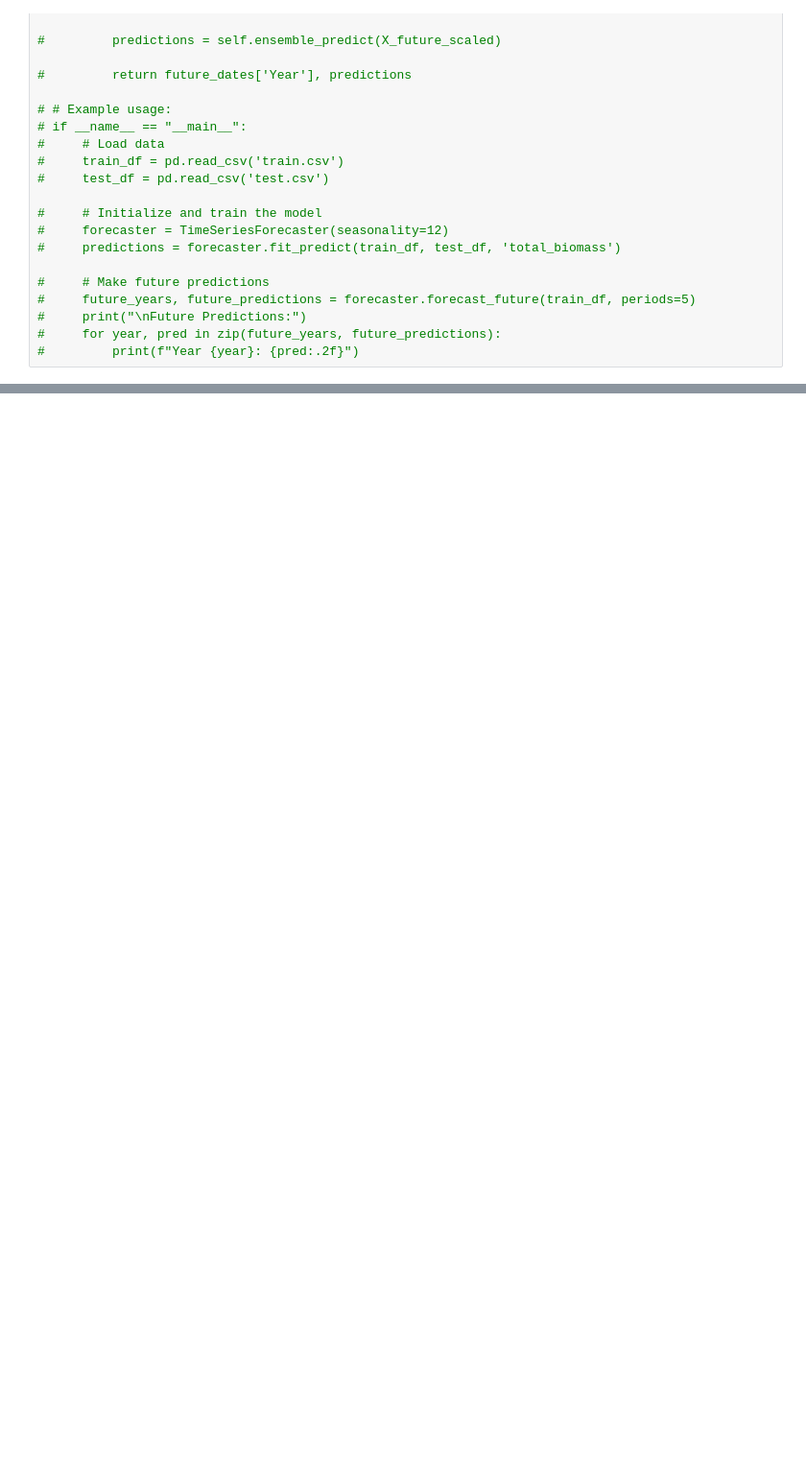
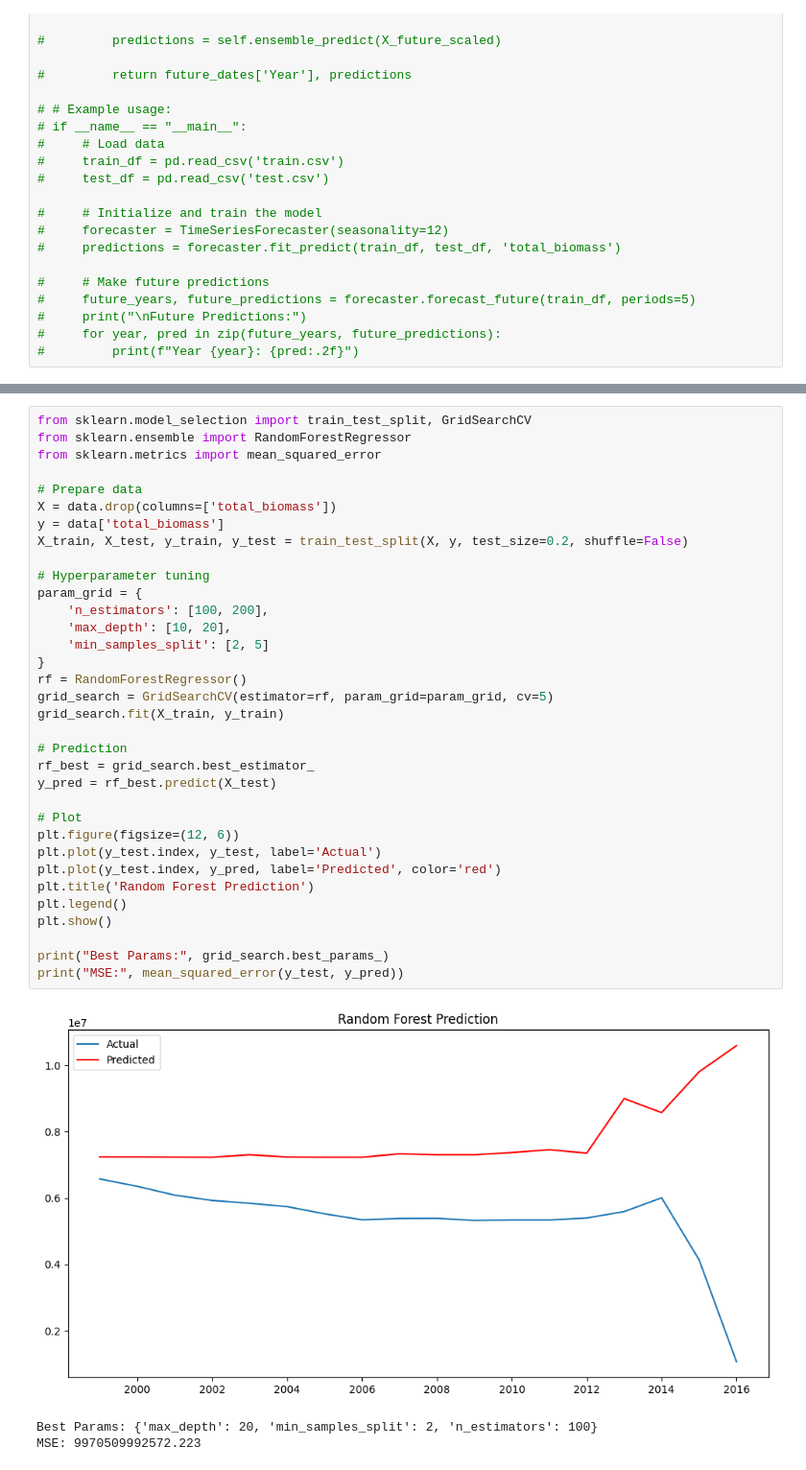
Before and after one commit to jaino1/fish_stock, a Jupyter notebook: cleaningData.ipynb, the cells around one changed output, grey strips where cells are left out. Shown at 96% size. Cells and saved outputs as stored; diff of their text form; blank space fills up the shorter version.

```diff
--- a/cleaningData.ipynb
+++ b/cleaningData.ipynb
@@ -812,0 +2214,38 @@ predictions = forecaster.fit_predict(train_df, test_df, target_col='target_colum
+# %%
+from sklearn.model_selection import train_test_split, GridSearchCV
+from sklearn.ensemble import RandomForestRegressor
+from sklearn.metrics import mean_squared_error
+
+# Prepare data
+X = data.drop(columns=['total_biomass'])
+y = data['total_biomass']
+X_train, X_test, y_train, y_test = train_test_split(X, y, test_size=0.2, shuffle=False)
+
+# Hyperparameter tuning
+param_grid = {
+    'n_estimators': [100, 200],
+    'max_depth': [10, 20],
+    'min_samples_split': [2, 5]
+}
+rf = RandomForestRegressor()
+grid_search = GridSearchCV(estimator=rf, param_grid=param_grid, cv=5)
+grid_search.fit(X_train, y_train)
+
+# Prediction
+rf_best = grid_search.best_estimator_
+y_pred = rf_best.predict(X_test)
+
+# Plot
+plt.figure(figsize=(12, 6))
+plt.plot(y_test.index, y_test, label='Actual')
+plt.plot(y_test.index, y_pred, label='Predicted', color='red')
+plt.title('Random Forest Prediction')
+plt.legend()
+plt.show()
+
+print("Best Params:", grid_search.best_params_)
+print("MSE:", mean_squared_error(y_test, y_pred))
+# %% [output]
+[figure, added]
+Best Params: {'max_depth': 20, 'min_samples_split': 2, 'n_estimators': 100}
+MSE: 9970509992572.223
```
Also changed, not shown: parts of 28 cells of this notebook, 6 other files.
